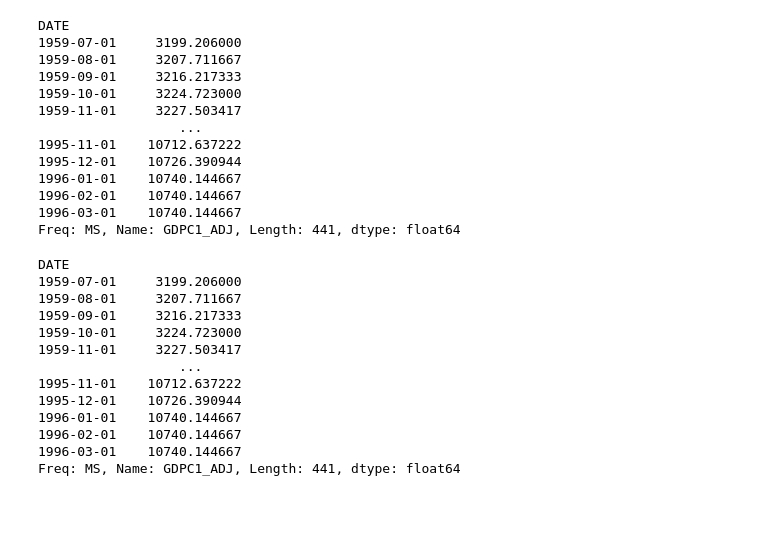
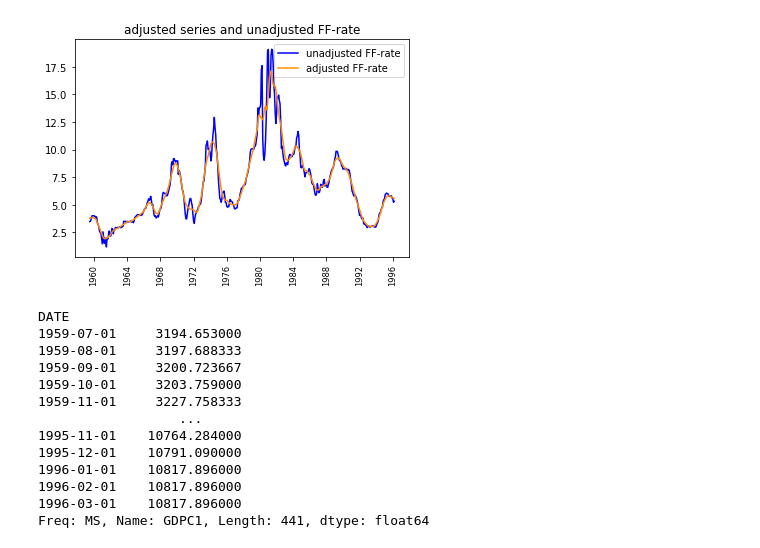
Before and after one commit to kmrnykgbn/empirical-macroeconomics, a Jupyter notebook: time_series_analysis/src/monetary_policy_varmodel.ipynb, the cells around one changed output. Drawn from its saved outputs; the diff is of its cells as text; code cells hidden in the pictures; blank space fills up the shorter version.

```diff
--- a/time_series_analysis/src/monetary_policy_varmodel.ipynb
+++ b/time_series_analysis/src/monetary_policy_varmodel.ipynb
@@ -155,34 +90,26 @@ plt.show()
+# %%
+# plot adjusted series and unadjusted series
+plot_data(data_mp['FEDFUNDS'], data_mp['FEDFUNDS_ADJ'], ['unadjusted FF-rate', 'adjusted FF-rate'], 'adjusted series and unadjusted FF-rate')
+# %% [output]
+[figure, added]
 # %%
 # (b)linear interporation
 
-data_mp['GDPC1_ADJ'].interpolate(method='linear',inplace=True)
-data_mp['GDPC1_ADJ']
+data_mp['GDPC1'].interpolate(method='linear',inplace=True)
+data_mp['GDPC1']
 # %% [output]
 DATE
-1959-07-01     3199.206000
-1959-08-01     3207.711667
-1959-09-01     3216.217333
-1959-10-01     3224.723000
-1959-11-01     3227.503417
+1959-07-01     3194.653000
+1959-08-01     3197.688333
+1959-09-01     3200.723667
+1959-10-01     3203.759000
+1959-11-01     3227.758333
                   ...
-1995-11-01    10712.637222
-1995-12-01    10726.390944
-1996-01-01    10740.144667
-1996-02-01    10740.144667
-1996-03-01    10740.144667
-Freq: MS, Name: GDPC1_ADJ, Length: 441, dtype: float64
+1995-11-01    10764.284000
+1995-12-01    10791.090000
+1996-01-01    10817.896000
+1996-02-01    10817.896000
+1996-03-01    10817.896000
+Freq: MS, Name: GDPC1, Length: 441, dtype: float64
-DATE
-1959-07-01     3199.206000
-1959-08-01     3207.711667
-1959-09-01     3216.217333
-1959-10-01     3224.723000
-1959-11-01     3227.503417
-                  ...
-1995-11-01    10712.637222
-1995-12-01    10726.390944
-1996-01-01    10740.144667
-1996-02-01    10740.144667
-1996-03-01    10740.144667
-Freq: MS, Name: GDPC1_ADJ, Length: 441, dtype: float64
 # %%
 # (c)log transformation
```
Also changed, not shown: parts of 10 cells of this notebook, 1 other file.
